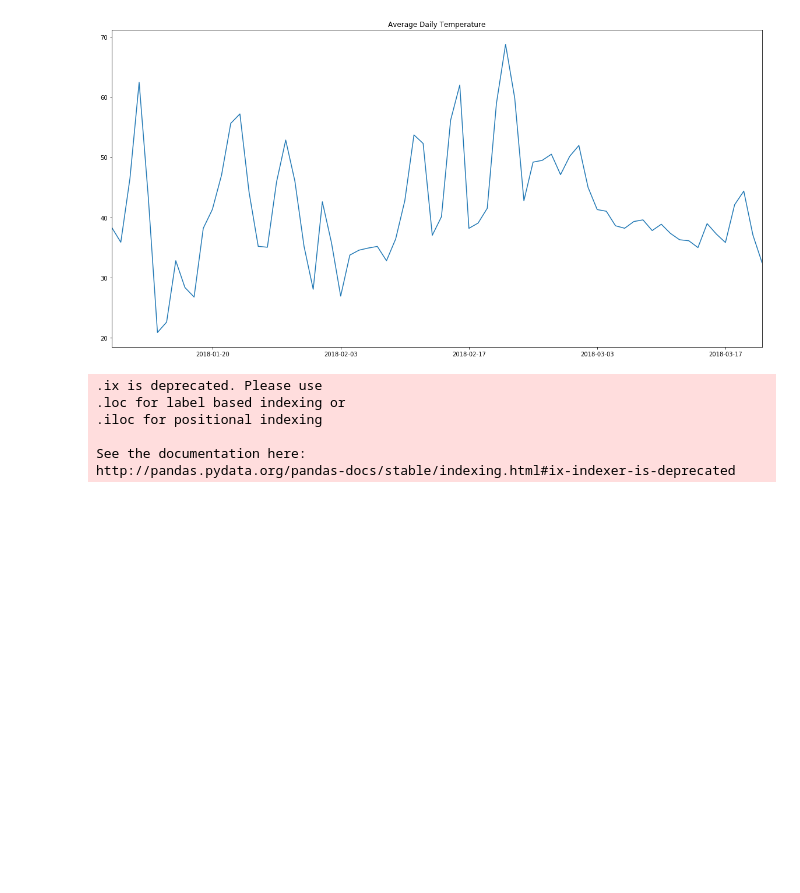
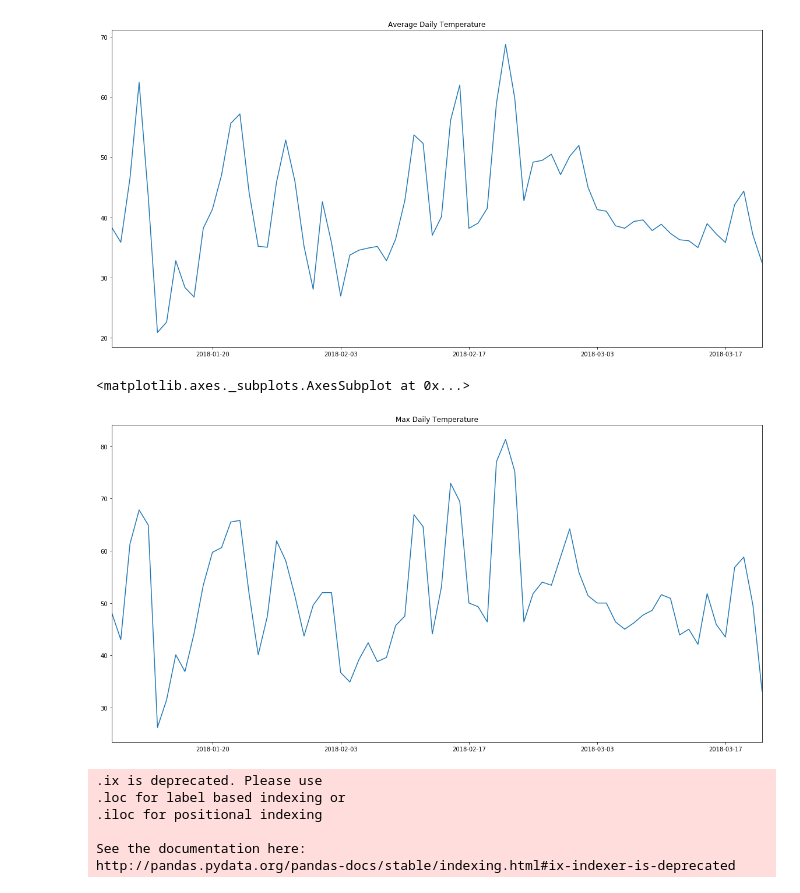
Before and after one commit to CurtLH/dSci-Projects, a Jupyter notebook: p10_arlington_weather/Arlington Weather.ipynb, the cells around one changed output. Cells and saved outputs as stored; diff of their text form; code cells hidden in the pictures; blank space fills up the shorter version.

```diff
--- a/p10_arlington_weather/Arlington Weather.ipynb
+++ b/p10_arlington_weather/Arlington Weather.ipynb
@@ -113,6 +116,12 @@ df.groupby(df.index.date)['temp_f'].mean().plot(title="Average Daily Temperature
 # %% [output]
 <matplotlib.axes._subplots.AxesSubplot at 0x...>
 [figure]
+# %%
+# plot the max daily temperature
+df.groupby(df.index.date)['temp_f'].max().plot(title="Max Daily Temperature")
+# %% [output]
+<matplotlib.axes._subplots.AxesSubplot at 0x...>
+[figure, added]
 # %%
 # subset to the weather for just the past week
 df_week = df.ix['2018-03-14':]
```
Also changed, not shown: parts of 5 cells of this notebook.
